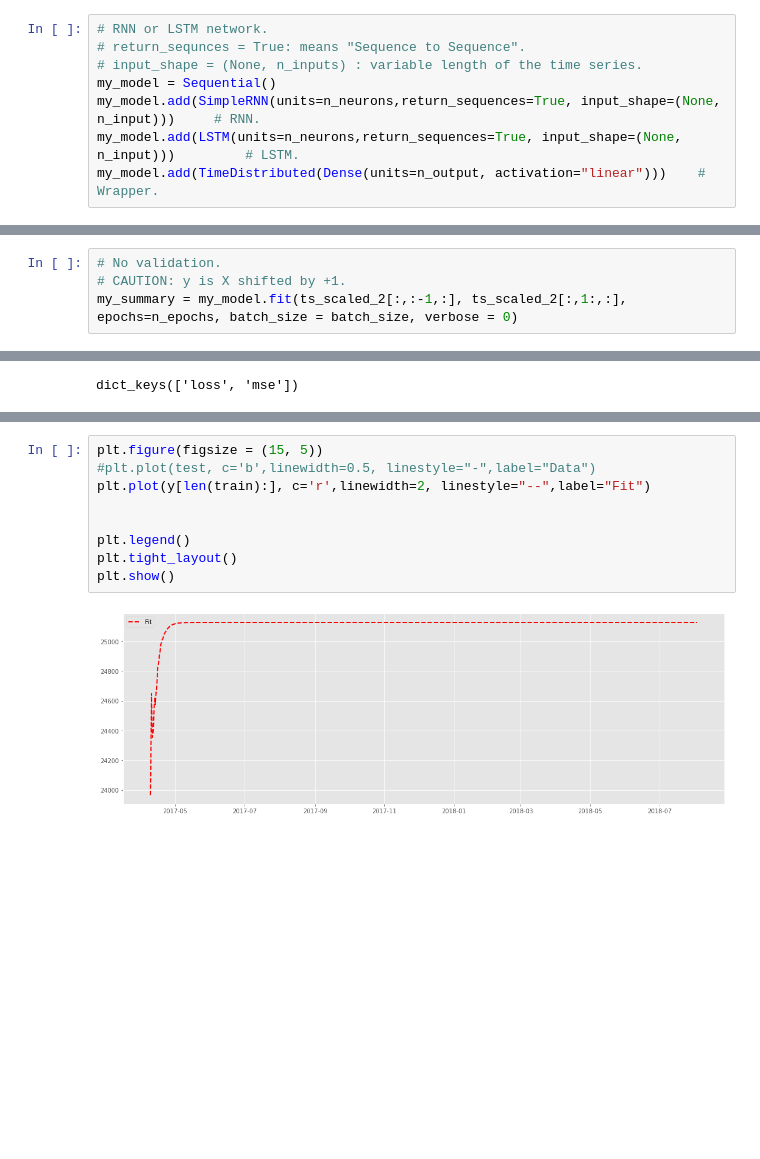
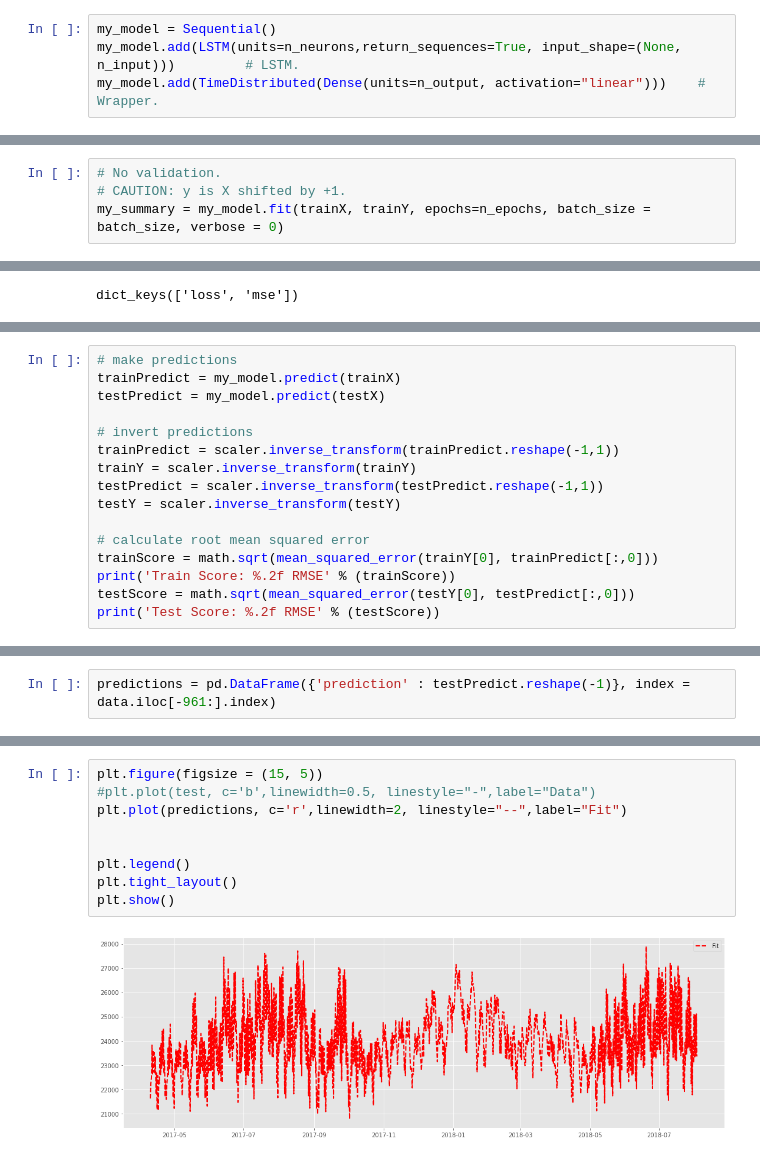
Before and after one commit to rafalopes74/EnergyConsumptionAI, a Jupyter notebook: EnergyConsumption.ipynb, the cells around one changed output, grey strips where cells are left out. Cells and saved outputs as stored; diff of their text form; blank space fills up the shorter version.

```diff
--- a/EnergyConsumption.ipynb
+++ b/EnergyConsumption.ipynb
@@ -210,8 +245,4 @@ n_output = 1                      # Scalar output.
 # %%
-# RNN or LSTM network.
-# return_sequnces = True: means "Sequence to Sequence".
-# input_shape = (None, n_inputs) : variable length of the time series.
 my_model = Sequential()
-my_model.add(SimpleRNN(units=n_neurons,return_sequences=True, input_shape=(None, n_input)))     # RNN.
 my_model.add(LSTM(units=n_neurons,return_sequences=True, input_shape=(None, n_input)))         # LSTM.
 my_model.add(TimeDistributed(Dense(units=n_output, activation="linear")))    # Wrapper.
@@ -242,7 +257,7 @@ my_model.compile(loss = "mse", optimizer = my_optimizer, metrics=["mse"])
 # %%
 # No validation.
 # CAUTION: y is X shifted by +1.
-my_summary = my_model.fit(ts_scaled_2[:,:-1,:], ts_scaled_2[:,1:,:], epochs=n_epochs, batch_size = batch_size, verbose = 0)
+my_summary = my_model.fit(trainX, trainY, epochs=n_epochs, batch_size = batch_size, verbose = 0)
 # %%
 #my_model.save('LSTM_model.h5')
 #my_model = load_model('LSTM_model.h5')
@@ -268,0 +279,16 @@ len(ts_scaled)
+# %%
+# make predictions
+trainPredict = my_model.predict(trainX)
+testPredict = my_model.predict(testX)
+
+# invert predictions
+trainPredict = scaler.inverse_transform(trainPredict.reshape(-1,1))
+trainY = scaler.inverse_transform(trainY)
+testPredict = scaler.inverse_transform(testPredict.reshape(-1,1))
+testY = scaler.inverse_transform(testY)
+
+# calculate root mean squared error
+trainScore = math.sqrt(mean_squared_error(trainY[0], trainPredict[:,0]))
+print('Train Score: %.2f RMSE' % (trainScore))
+testScore = math.sqrt(mean_squared_error(testY[0], testPredict[:,0]))
+print('Test Score: %.2f RMSE' % (testScore))
@@ -277,0 +313,2 @@ for i in range(n_predict_time_steps):
+# %%
+predictions = pd.DataFrame({'prediction' : testPredict.reshape(-1)}, index = data.iloc[-961:].index)
@@ -294,13 +344,13 @@ plt.show()
 # %%
 plt.figure(figsize = (15, 5))
 #plt.plot(test, c='b',linewidth=0.5, linestyle="-",label="Data")
-plt.plot(y[len(train):], c='r',linewidth=2, linestyle="--",label="Fit")
+plt.plot(predictions, c='r',linewidth=2, linestyle="--",label="Fit")
 
 
 plt.legend()
 plt.tight_layout()
 plt.show()
 # %% [output]
-[figure, old version]
+[figure, new version]
 # %%
 #accuracy_score(train.DAYTON_MW, y[:len(train)].prediction)
```
Also changed, not shown: parts of 26 cells of this notebook.
